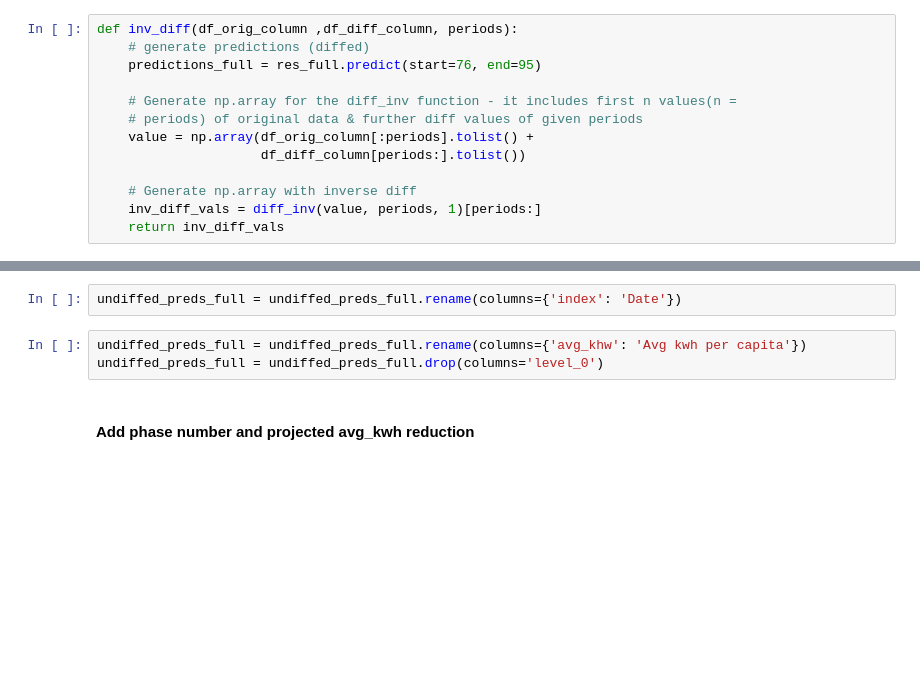
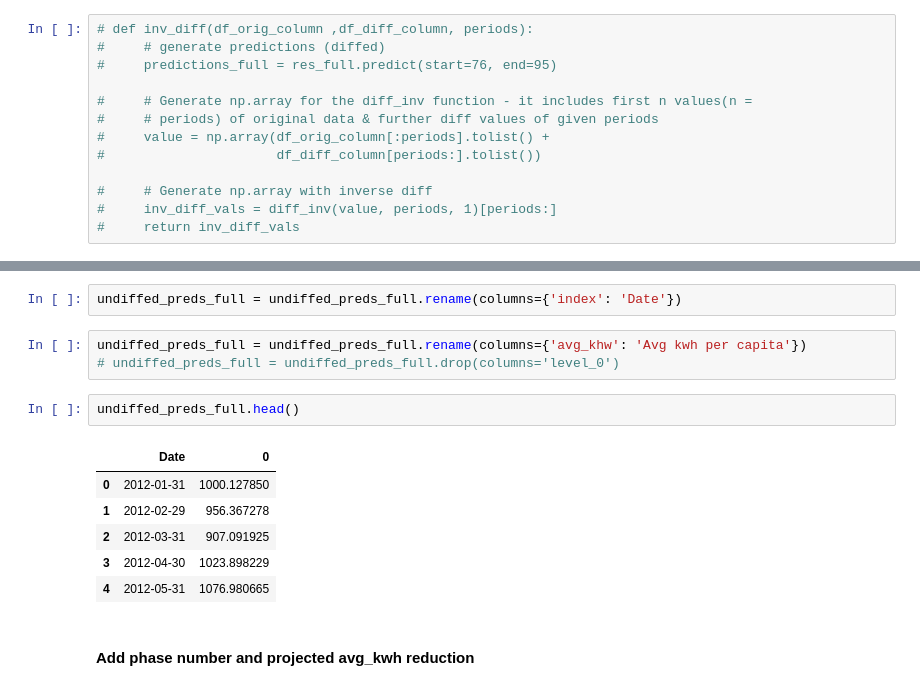
Before and after one commit to katiejohnsonsf/Forecasting-a-Carbon-Zero-City, a Jupyter notebook: Models.ipynb, the cells around one changed output, grey strips where cells are left out. Drawn from its saved outputs; the diff is of its cells as text; blank space fills up the shorter version.

```diff
--- a/Models.ipynb
+++ b/Models.ipynb
@@ -228,16 +230,16 @@ res.resid.plot()
 # %% [markdown]
 <h4>Generate inverse diff data for actual and predicted data</h4>
 # %%
-def inv_diff(df_orig_column ,df_diff_column, periods):
-    # generate predictions (diffed)
-    predictions_full = res_full.predict(start=76, end=95)
+# def inv_diff(df_orig_column ,df_diff_column, periods):
+#     # generate predictions (diffed)
+#     predictions_full = res_full.predict(start=76, end=95)
 
-    # Generate np.array for the diff_inv function - it includes first n values(n =
-    # periods) of original data & further diff values of given periods
-    value = np.array(df_orig_column[:periods].tolist() +
-                     df_diff_column[periods:].tolist())
+#     # Generate np.array for the diff_inv function - it includes first n values(n =
+#     # periods) of original data & further diff values of given periods
+#     value = np.array(df_orig_column[:periods].tolist() +
+#                      df_diff_column[periods:].tolist())
 
-    # Generate np.array with inverse diff
-    inv_diff_vals = diff_inv(value, periods, 1)[periods:]
-    return inv_diff_vals
+#     # Generate np.array with inverse diff
+#     inv_diff_vals = diff_inv(value, periods, 1)[periods:]
+#     return inv_diff_vals
 # %%
@@ -333,7 +361,16 @@ undiffed_preds_full = undiffed_preds_full.reset_index()
 undiffed_preds_full = undiffed_preds_full.rename(columns={'index': 'Date'})
 # %%
 undiffed_preds_full = undiffed_preds_full.rename(columns={'avg_khw': 'Avg kwh per capita'})
-undiffed_preds_full = undiffed_preds_full.drop(columns='level_0')
+# undiffed_preds_full = undiffed_preds_full.drop(columns='level_0')
+# %%
+undiffed_preds_full.head()
+# %% [output]
+|  | Date | 0 |
+| 0 | 2012-01-31 | 1000.127850 |
+| 1 | 2012-02-29 | 956.367278 |
+| 2 | 2012-03-31 | 907.091925 |
+| 3 | 2012-04-30 | 1023.898229 |
+| 4 | 2012-05-31 | 1076.980665 |
 # %% [markdown]
 #### Add phase number and projected avg_kwh reduction
 # %%
```
Also changed, not shown: parts of 10 cells of this notebook, 3 other files.
